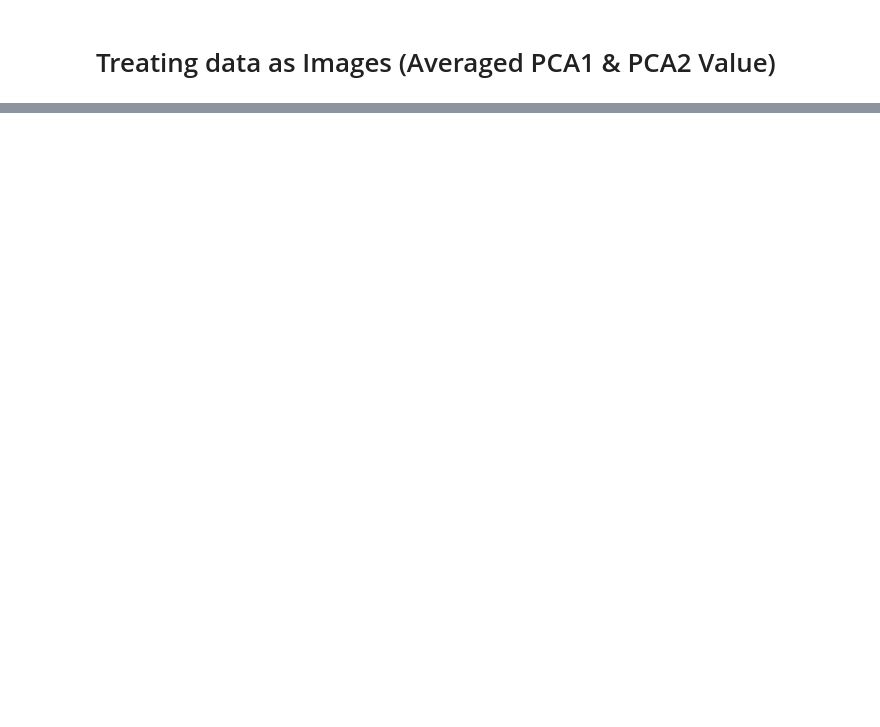
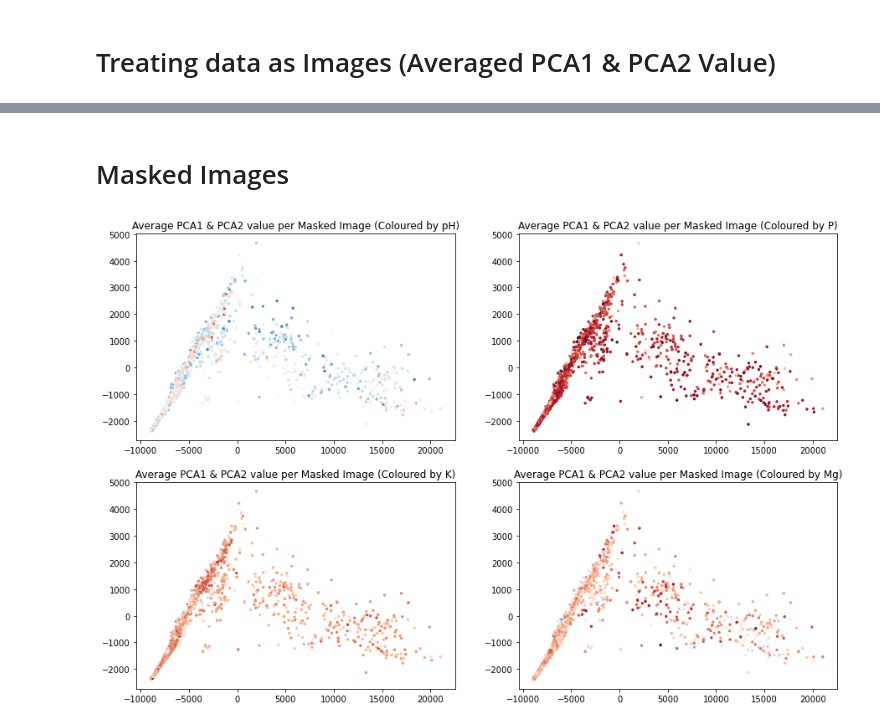
Before and after one commit to oakleighw/remote_sensing_hyperspectral_soil, a Jupyter notebook: PCA_Visuals.ipynb, the cells around one changed output, grey strips where cells are left out. Saved outputs shown, nothing was run; the diff lists cells and outputs as text; code cells hidden in the pictures; blank space fills up the shorter version.

```diff
--- a/PCA_Visuals.ipynb
+++ b/PCA_Visuals.ipynb
@@ -116,2 +121,28 @@ Text(0.5, 1.0, 'PCA transformed full image pixels (Coloured by Mg)')
 # %% [markdown]
 # Treating data as Images (Averaged PCA1 & PCA2 Value)
+# %%
+#get average PCA1 & PCA2 per image
+from statistics import mean
+
+def avPCAs(pcaDF,indexing):
+    avgPCA1 = []
+    avgPCA2 = []
+
+    pixelsSeen = 0 #aids in indexing(cuts off values already averaged and added to list)
+
+    #loop through indexing
+    for i in tqdm(range(0,len(indexing))):
+        ind = indexing[i] # save index
+        maxIndex = pixelsSeen + ind #create start and end index values to loop through
+        minIndex = pixelsSeen
+        pca1 = []
+        pca2 = []
+        for j in range(minIndex,maxIndex): # loops through defined index values
+            pca1.append(pcaDF[:,0][j])
+            pca2.append(pcaDF[:,1][j])
+        #get average
+        avgPCA1.append(mean(pca1))
+        avgPCA2.append(mean(pca2))
+        pixelsSeen += ind #move along pixels to next 'image' bunch
+
+    return avgPCA1, avgPCA2
@@ -117,0 +151,8 @@ Text(0.5, 1.0, 'PCA transformed full image pixels (Coloured by Mg)')
+# %%
+avgPCA1, avgPCA2 = avPCAs(rx_df,sizeIndexing)
+
+plt.figure(figsize=(15, 10))
+for i in range(0, len(depVars)):
+    plt.subplot(2, 2, i+1)
+    plt.scatter(avgPCA1, avgPCA2, s = 6, c=gt_df[depVars[i]], cmap='RdBu')
+    plt.title(f"Average PCA1 & PCA2 value per Full Image (Coloured by {depVars[i]})")
@@ -117,0 +161,12 @@ Text(0.5, 1.0, 'PCA transformed full image pixels (Coloured by Mg)')
+# %% [markdown]
+# Masked Images
+# %%
+maAvgPCA1, maAvgPCA2 = avPCAs(mRx_df,maskedIndexing)
+
+plt.figure(figsize=(15, 10))
+for i in range(0, len(depVars)):
+    plt.subplot(2, 2, i+1)
+    plt.scatter(maAvgPCA1, maAvgPCA2, s = 6, c=gt_df[depVars[i]], cmap='RdBu')
+    plt.title(f"Average PCA1 & PCA2 value per Masked Image (Coloured by {depVars[i]})")
+# %% [output]
+[figure, added]
```
Also changed, not shown: parts of 6 cells of this notebook, 1 other file.
